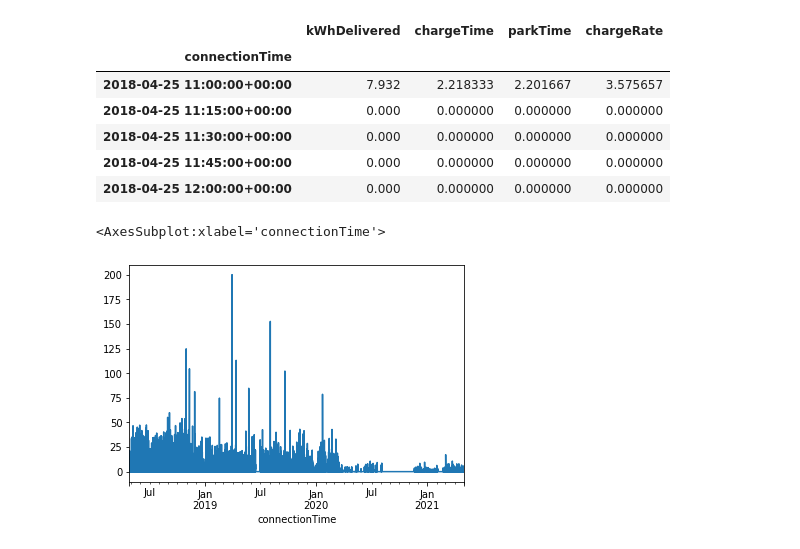
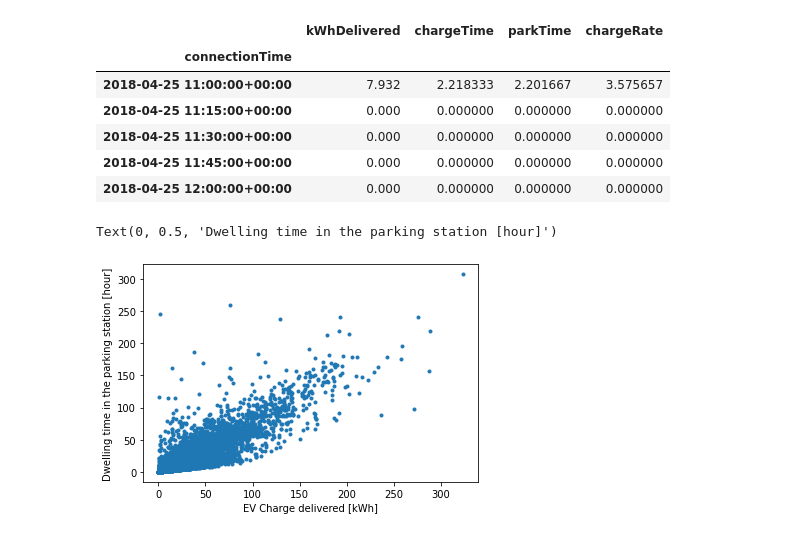
Before and after one commit to Hadi2525/CCAI2022_Transportation, a Jupyter notebook: acn_eda.ipynb, the cells around one changed output. Cells and saved outputs as stored; diff of their text form; code cells hidden in the pictures.

```diff
--- a/acn_eda.ipynb
+++ b/acn_eda.ipynb
@@ -68,8 +50,13 @@ ev_df_quarterly.head()
 | 2018-04-25 11:30:00+00:00 | 0.000 | 0.000000 | 0.000000 | 0.000000 |
 | 2018-04-25 11:45:00+00:00 | 0.000 | 0.000000 | 0.000000 | 0.000000 |
 | 2018-04-25 12:00:00+00:00 | 0.000 | 0.000000 | 0.000000 | 0.000000 |
-# %%
-ev_df_quarterly.chargeTime.plot()
-# %% [output]
-<AxesSubplot:xlabel='connectionTime'>
-[figure, removed]
+# %%
+data = pd.DataFrame(ev_df_quarterly[['kWhDelivered','parkTime']],index=ev_df_quarterly.index)
+# %%
+plt.scatter(data['kWhDelivered'],data['parkTime'],marker='.')
+plt.xlabel('EV Charge delivered [kWh]')
+plt.ylabel('Dwelling time in the parking station [hour]')
+plt.show()
+# %% [output]
+Text(0, 0.5, 'Dwelling time in the parking station [hour]')
+[figure, added]
```
Also changed, not shown: parts of 10 cells of this notebook.
